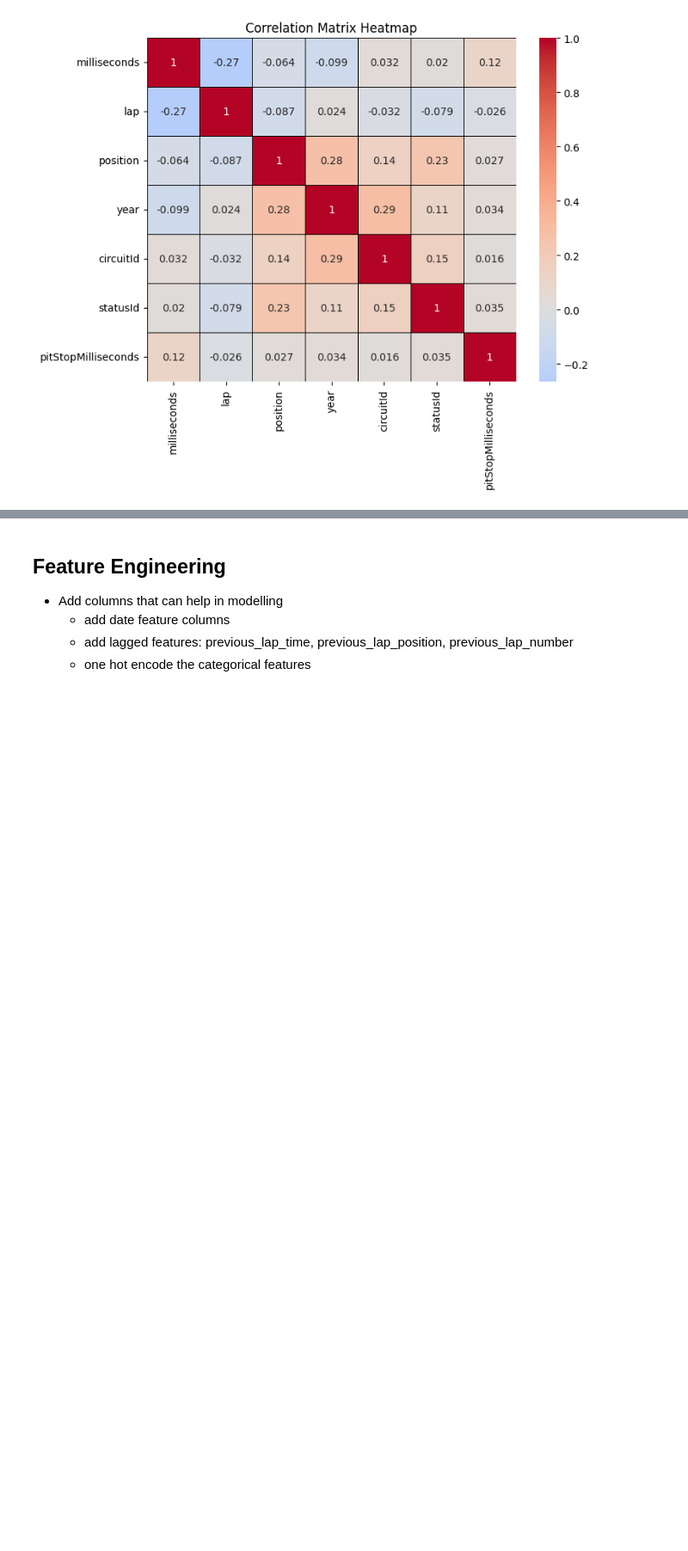
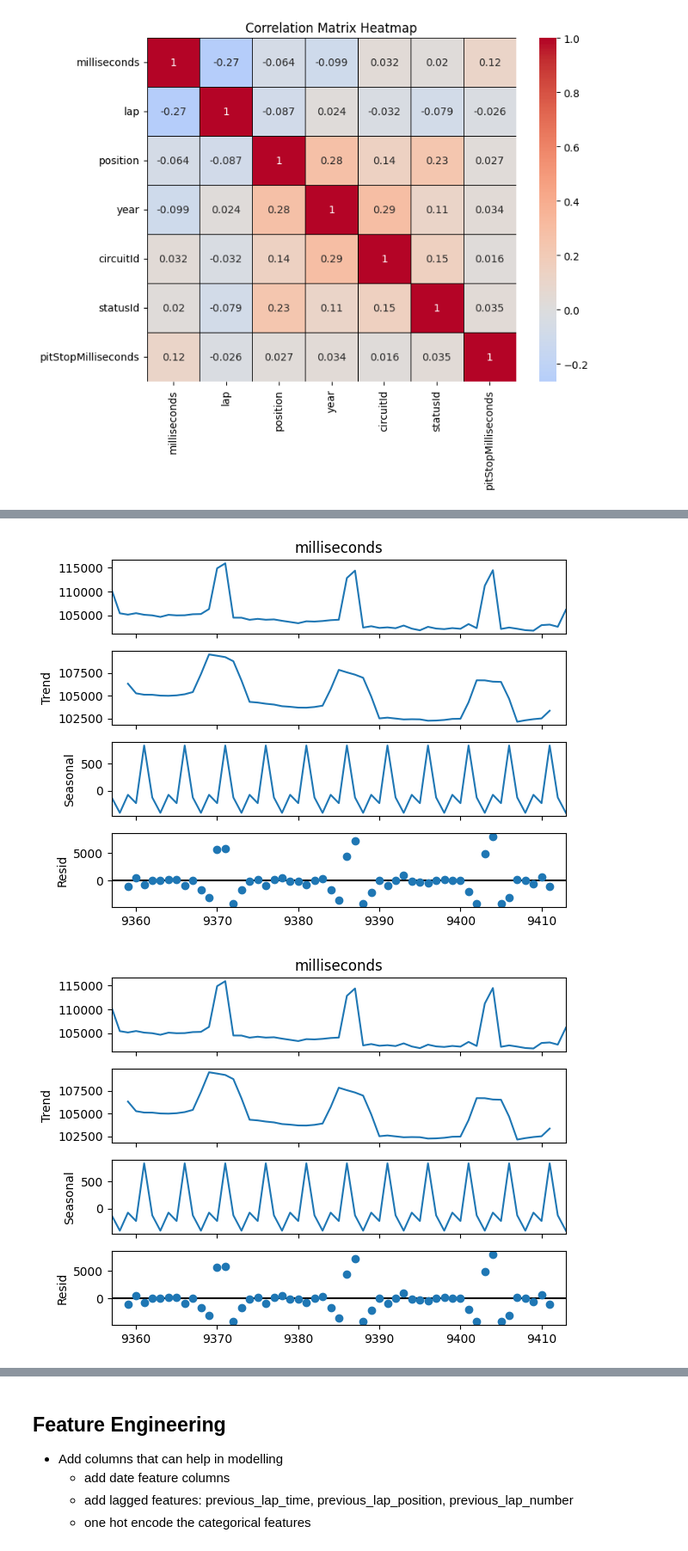
Before and after one commit to varunp04/predict-formula, a Jupyter notebook: src/model_training/master_pipeline_notebook.ipynb, the cells around one changed output, grey strips where cells are left out. Shown at 86% size. Drawn from its saved outputs; the diff is of its cells as text; code cells hidden in the pictures; blank space fills up the shorter version.

```diff
--- a/src/model_training/master_pipeline_notebook.ipynb
+++ b/src/model_training/master_pipeline_notebook.ipynb
@@ -291,0 +367,8 @@ plt.show()
+# %%
+result = seasonal_decompose(
+    lap_times_race_848["milliseconds"], model="additive", period=5
+)
+result.plot()
+# %% [output]
+[figure, added]
+[figure, added]
```
Also changed, not shown: parts of 33 cells of this notebook, 9 other files.
